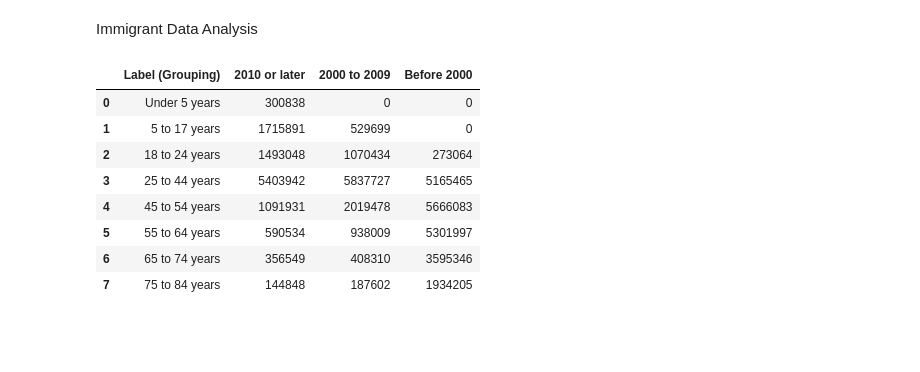
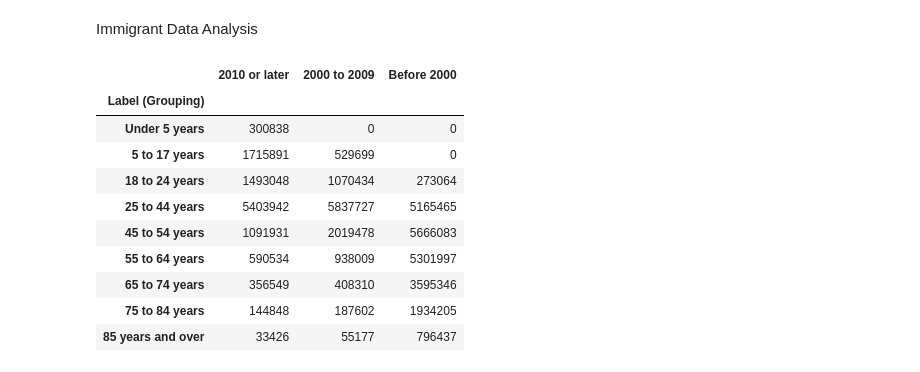
Before and after one commit to halabi93/Immigration-Data-Analysis, a Jupyter notebook: DataAnalysis.ipynb, the cells around one changed output. Saved outputs shown, nothing was run; the diff lists cells and outputs as text; code cells hidden in the pictures; blank space fills up the shorter version.

```diff
--- a/DataAnalysis.ipynb
+++ b/DataAnalysis.ipynb
@@ -9,17 +9,19 @@ from scipy.stats import linregress
 from pprint import pprint
 # %%
 age_file = os.path.join("Outputs", "Age.csv")
-age_df = pd.read_csv(age_file)
+age_df = pd.read_csv(age_file, index_col=0)
 age_df.head(11)
 # %% [output]
-|  | Label (Grouping) | 2010 or later | 2000 to 2009 | Before 2000 |
-| 0 | Under 5 years | 300838 | 0 | 0 |
-| 1 | 5 to 17 years | 1715891 | 529699 | 0 |
-| 2 | 18 to 24 years | 1493048 | 1070434 | 273064 |
-| 3 | 25 to 44 years | 5403942 | 5837727 | 5165465 |
-| 4 | 45 to 54 years | 1091931 | 2019478 | 5666083 |
-| 5 | 55 to 64 years | 590534 | 938009 | 5301997 |
-| 6 | 65 to 74 years | 356549 | 408310 | 3595346 |
-| 7 | 75 to 84 years | 144848 | 187602 | 1934205 |
+|  | 2010 or later | 2000 to 2009 | Before 2000 |
+| Label (Grouping) |  |  |  |
+| Under 5 years | 300838 | 0 | 0 |
+| 5 to 17 years | 1715891 | 529699 | 0 |
+| 18 to 24 years | 1493048 | 1070434 | 273064 |
+| 25 to 44 years | 5403942 | 5837727 | 5165465 |
+| 45 to 54 years | 1091931 | 2019478 | 5666083 |
+| 55 to 64 years | 590534 | 938009 | 5301997 |
+| 65 to 74 years | 356549 | 408310 | 3595346 |
+| 75 to 84 years | 144848 | 187602 | 1934205 |
+| 85 years and over | 33426 | 55177 | 796437 |
 # %%
 age_df_T = age_df.transpose()
```
Also changed, not shown: parts of 2 cells of this notebook, 1 other file.
